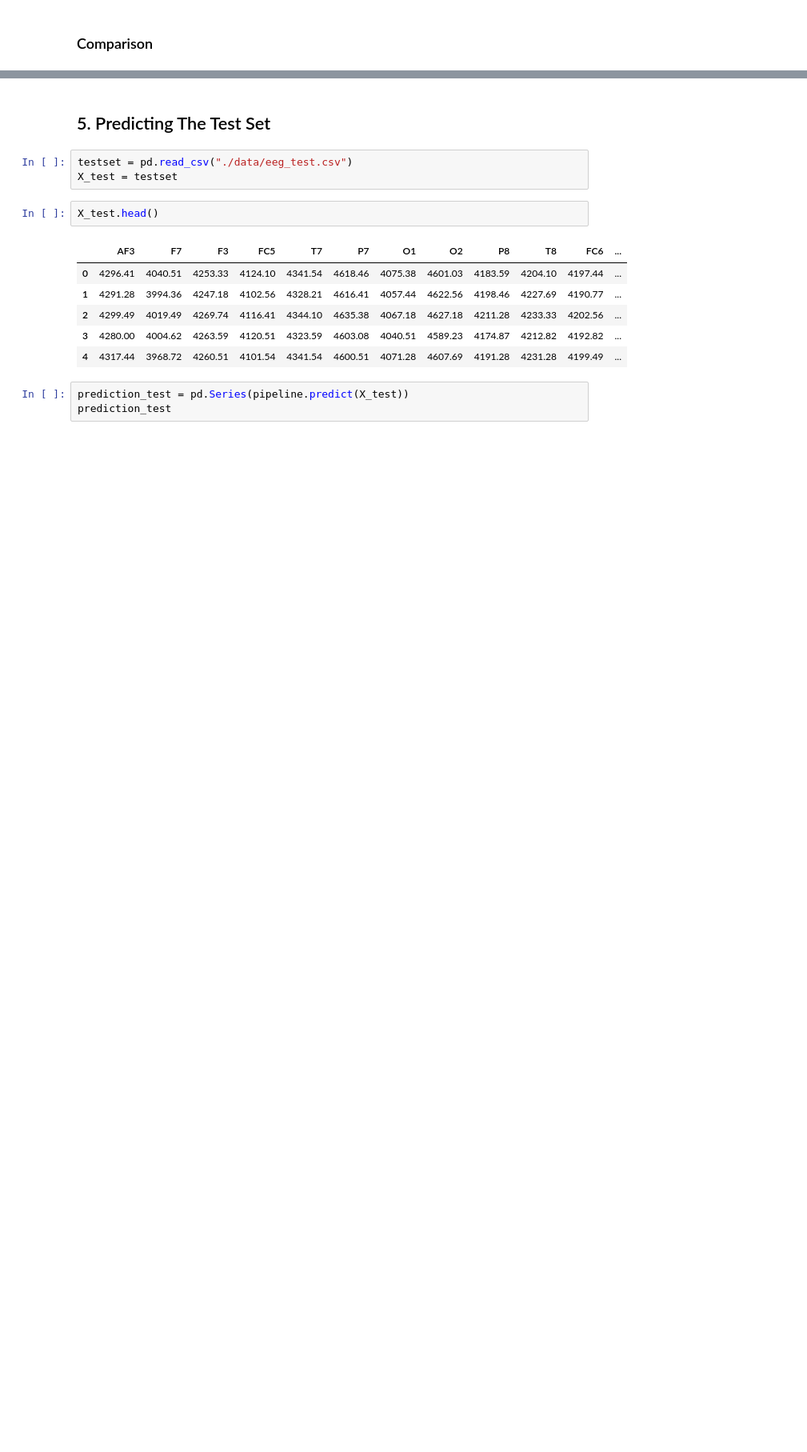
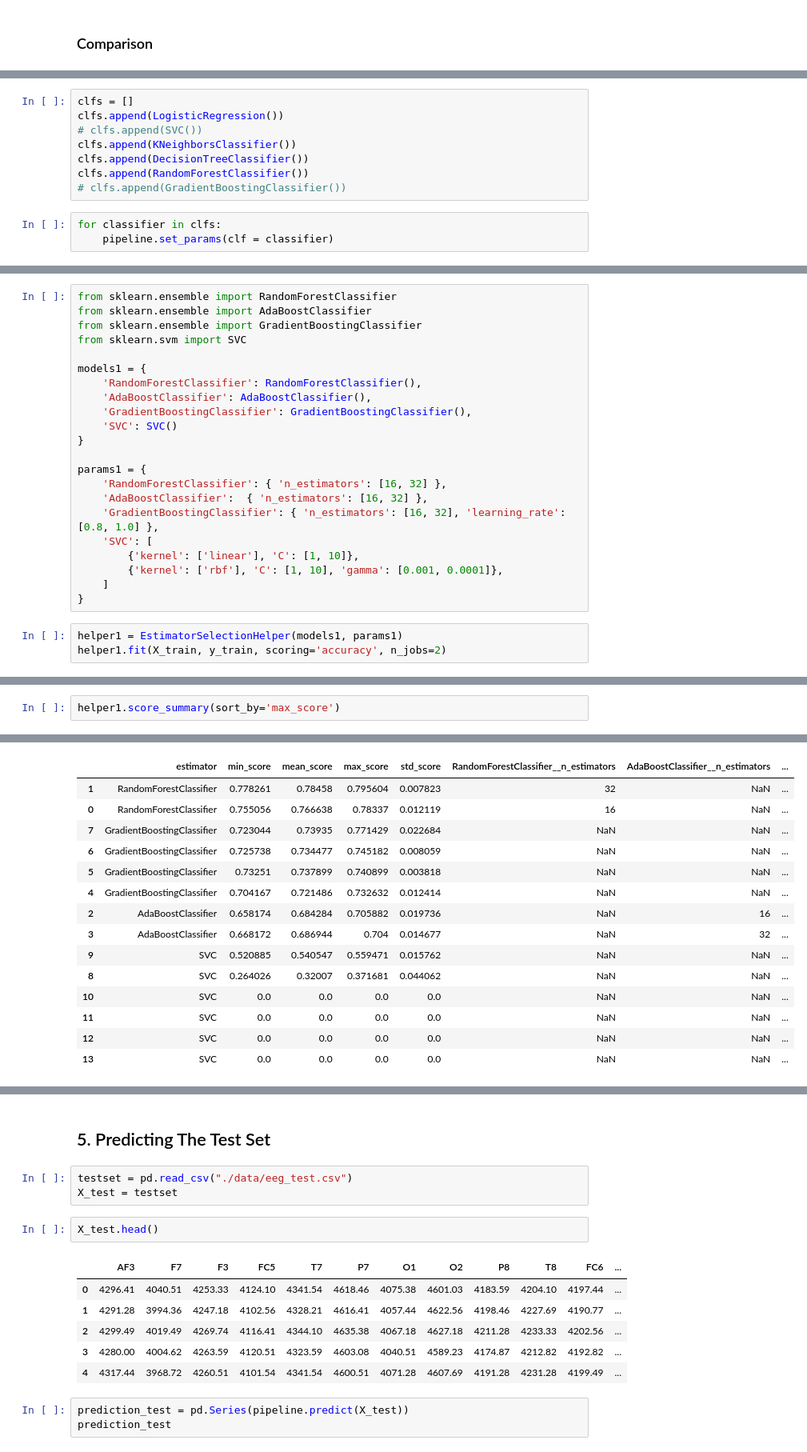
Before and after one commit to M-Ghodrat/EEG-Brainwave, a Jupyter notebook: Eye blinking prediction.ipynb, the cells around one changed output, grey strips where cells are left out. Shown at 80% size. Saved outputs shown, nothing was run; the diff lists cells and outputs as text; blank space fills up the shorter version.

```diff
--- a/Eye blinking prediction.ipynb
+++ b/Eye blinking prediction.ipynb
@@ -418,0 +521,11 @@ ax.legend(['validation', 'train'])
+# %%
+clfs = []
+clfs.append(LogisticRegression())
+# clfs.append(SVC())
+clfs.append(KNeighborsClassifier())
+clfs.append(DecisionTreeClassifier())
+clfs.append(RandomForestClassifier())
+# clfs.append(GradientBoostingClassifier())
+# %%
+for classifier in clfs:
+    pipeline.set_params(clf = classifier)
@@ -418,0 +602,25 @@ ax.legend(['validation', 'train'])
+# %%
+from sklearn.ensemble import RandomForestClassifier
+from sklearn.ensemble import AdaBoostClassifier
+from sklearn.ensemble import GradientBoostingClassifier
+from sklearn.svm import SVC
+
+models1 = {
+    'RandomForestClassifier': RandomForestClassifier(),
+    'AdaBoostClassifier': AdaBoostClassifier(),
+    'GradientBoostingClassifier': GradientBoostingClassifier(),
+    'SVC': SVC()
+}
+
+params1 = {
+    'RandomForestClassifier': { 'n_estimators': [16, 32] },
+    'AdaBoostClassifier':  { 'n_estimators': [16, 32] },
+    'GradientBoostingClassifier': { 'n_estimators': [16, 32], 'learning_rate': [0.8, 1.0] },
+    'SVC': [
+        {'kernel': ['linear'], 'C': [1, 10]},
+        {'kernel': ['rbf'], 'C': [1, 10], 'gamma': [0.001, 0.0001]},
+    ]
+}
+# %%
+helper1 = EstimatorSelectionHelper(models1, params1)
+helper1.fit(X_train, y_train, scoring='accuracy', n_jobs=2)
@@ -418,0 +636,3 @@ ax.legend(['validation', 'train'])
+# %%
+helper1.score_summary(sort_by='max_score')
+# %% [output]
@@ -418,0 +643,15 @@ ax.legend(['validation', 'train'])
+|  | estimator | min_score | mean_score | max_score | std_score | RandomForestClassifier__n_estimators | AdaBoostClassifier__n_estimators | ... |
+| 1 | RandomForestClassifier | 0.778261 | 0.78458 | 0.795604 | 0.007823 | 32 | NaN | ... |
+| 0 | RandomForestClassifier | 0.755056 | 0.766638 | 0.78337 | 0.012119 | 16 | NaN | ... |
+| 7 | GradientBoostingClassifier | 0.723044 | 0.73935 | 0.771429 | 0.022684 | NaN | NaN | ... |
+| 6 | GradientBoostingClassifier | 0.725738 | 0.734477 | 0.745182 | 0.008059 | NaN | NaN | ... |
+| 5 | GradientBoostingClassifier | 0.73251 | 0.737899 | 0.740899 | 0.003818 | NaN | NaN | ... |
+| 4 | GradientBoostingClassifier | 0.704167 | 0.721486 | 0.732632 | 0.012414 | NaN | NaN | ... |
+| 2 | AdaBoostClassifier | 0.658174 | 0.684284 | 0.705882 | 0.019736 | NaN | 16 | ... |
+| 3 | AdaBoostClassifier | 0.668172 | 0.686944 | 0.704 | 0.014677 | NaN | 32 | ... |
+| 9 | SVC | 0.520885 | 0.540547 | 0.559471 | 0.015762 | NaN | NaN | ... |
+| 8 | SVC | 0.264026 | 0.32007 | 0.371681 | 0.044062 | NaN | NaN | ... |
+| 10 | SVC | 0.0 | 0.0 | 0.0 | 0.0 | NaN | NaN | ... |
+| 11 | SVC | 0.0 | 0.0 | 0.0 | 0.0 | NaN | NaN | ... |
+| 12 | SVC | 0.0 | 0.0 | 0.0 | 0.0 | NaN | NaN | ... |
+| 13 | SVC | 0.0 | 0.0 | 0.0 | 0.0 | NaN | NaN | ... |
```
Also changed, not shown: parts of 61 cells of this notebook.
